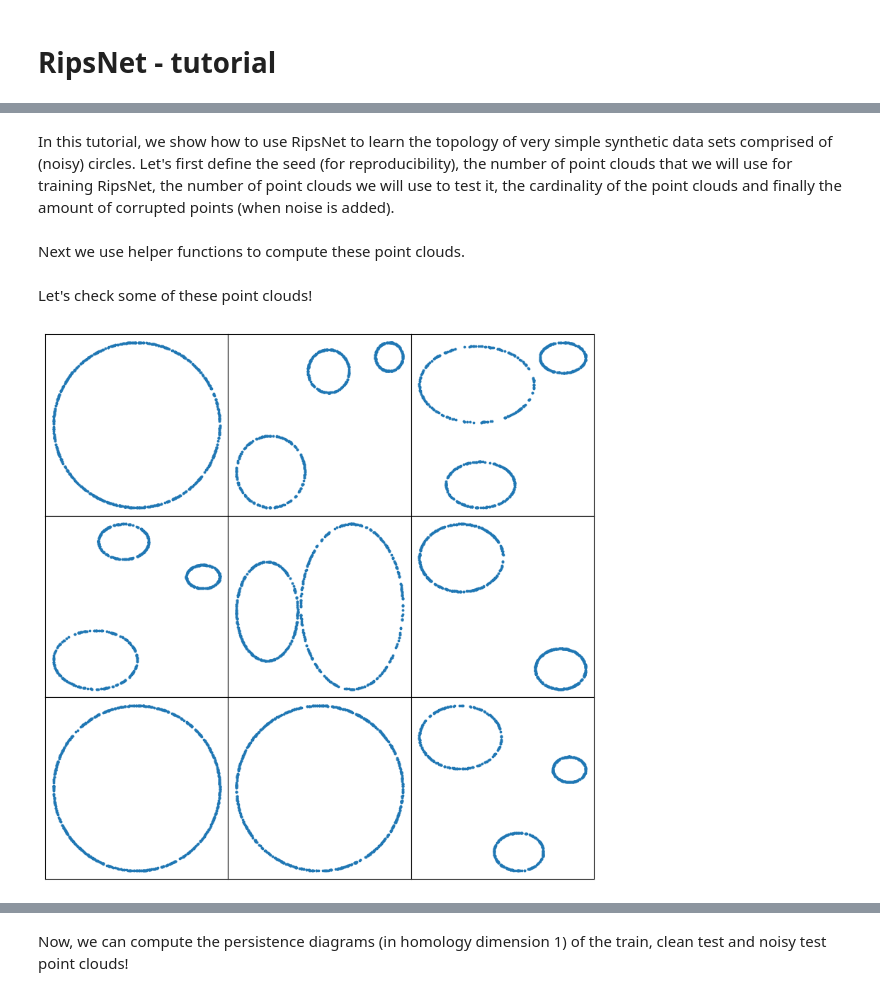
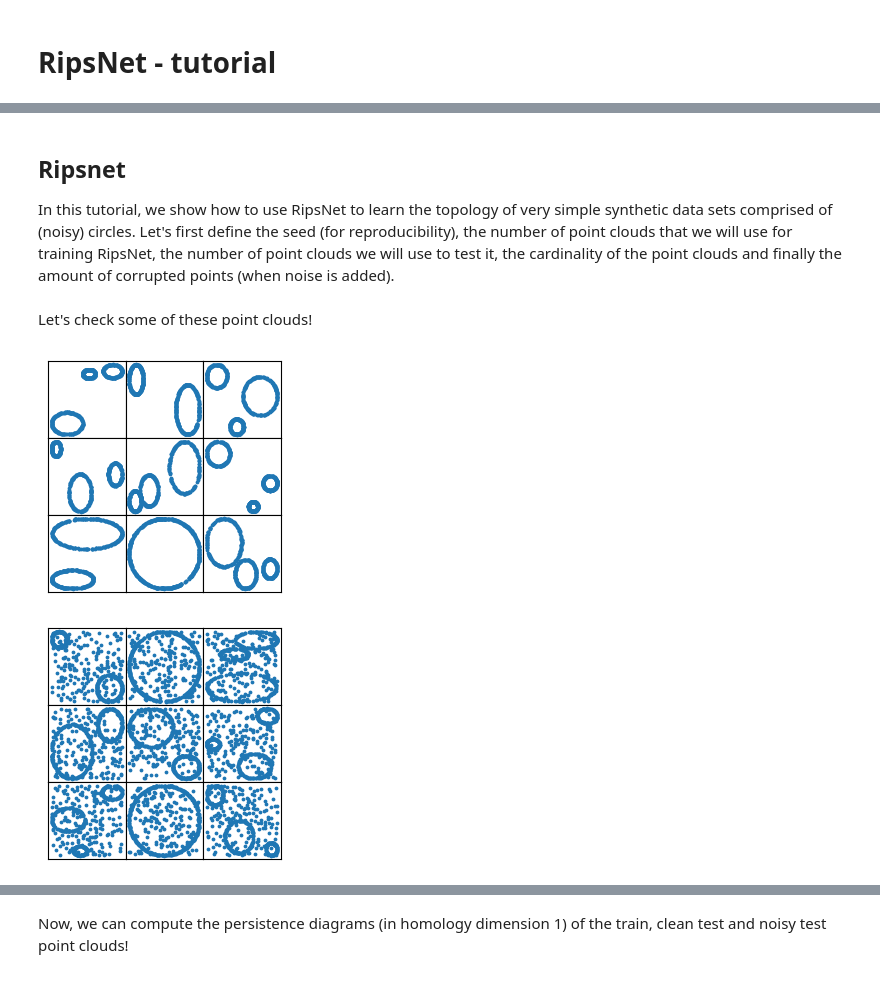
Before and after one commit to jumdc/ripsnet, a Jupyter notebook: tutorial.ipynb, the cells around one changed output, grey strips where cells are left out. Drawn from its saved outputs; the diff is of its cells as text; code cells hidden in the pictures.

```diff
--- a/tutorial.ipynb
+++ b/tutorial.ipynb
@@ -39,26 +32,41 @@ To enable the following instructions: AVX2 AVX512F AVX512_VNNI FMA, in other ope
 # %% [markdown]
+## Ripsnet
 In this tutorial, we show how to use RipsNet to learn the topology of very simple synthetic data sets comprised of (noisy) circles. Let's first define the seed (for reproducibility), the number of point clouds that we will use for training RipsNet, the number of point clouds we will use to test it, the cardinality of the point clouds and finally the amount of corrupted points (when noise is added).
 # %%
 N_sets_train = 900  # Number of train point clouds
 N_sets_test  = 300  # Number of test  point clouds
 N_points     = 600  # Point cloud cardinality
 N_noise      = 200  # Number of corrupted points
+
+# -- create dataset
+data_train,      label_train       = create_multiple_circles(N_sets_train, N_points, noisy=0, num_points_noise=N_noise)
+clean_data_test, clean_label_test  = create_multiple_circles(N_sets_test,  N_points, noisy=0, num_points_noise=N_noise)
+noisy_data_test, noisy_label_test  = create_multiple_circles(N_sets_test,  N_points, noisy=1, num_points_noise=N_noise)
+
+# -- label encoder
+le = LabelEncoder().fit(label_train)
+label_classif_train = le.transform(label_train)
+clean_label_classif_test  = le.transform(clean_label_test)
+noisy_label_classif_test  = le.transform(noisy_label_test)
-# %% [markdown]
-Next we use helper functions to compute these point clouds.
-# %%
-data_train,      label_train       = create_multiple_circles(N_sets_train, N_points, noisy=0, N_noise=N_noise)
-clean_data_test, clean_label_test  = create_multiple_circles(N_sets_test,  N_points, noisy=0, N_noise=N_noise)
-noisy_data_test, noisy_label_test  = create_multiple_circles(N_sets_test,  N_points, noisy=1, N_noise=N_noise)
 # %% [markdown]
 Let's check some of these point clouds!
 # %%
-fig = plt.figure(figsize=(10, 10))
+fig = plt.figure(figsize=(3, 3))
 gs = gridspec.GridSpec(3, 3, width_ratios=[1,1,1], wspace=0.0, hspace=0.0)
 for i in range(3):
     for j in range(3):
         ax = plt.subplot(gs[i,j])
         ax.scatter(clean_data_test[3*i+j][:,0], clean_data_test[3*i+j][:,1], s=3)
         plt.xticks([])
         plt.yticks([])
+fig = plt.figure(figsize=(3, 3))
+gs = gridspec.GridSpec(3, 3, width_ratios=[1,1,1], wspace=0.0, hspace=0.0)
+for i in range(3):
+    for j in range(3):
+        ax = plt.subplot(gs[i,j])
+        ax.scatter(noisy_data_test[3*i+j][:,0], noisy_data_test[3*i+j][:,1], s=3)
+        plt.xticks([])
+        plt.yticks([])
 # %% [output]
-[figure, old version]
+[figure, new version]
+[figure, added]
```
Also changed, not shown: parts of 49 cells of this notebook, 12 other files.
